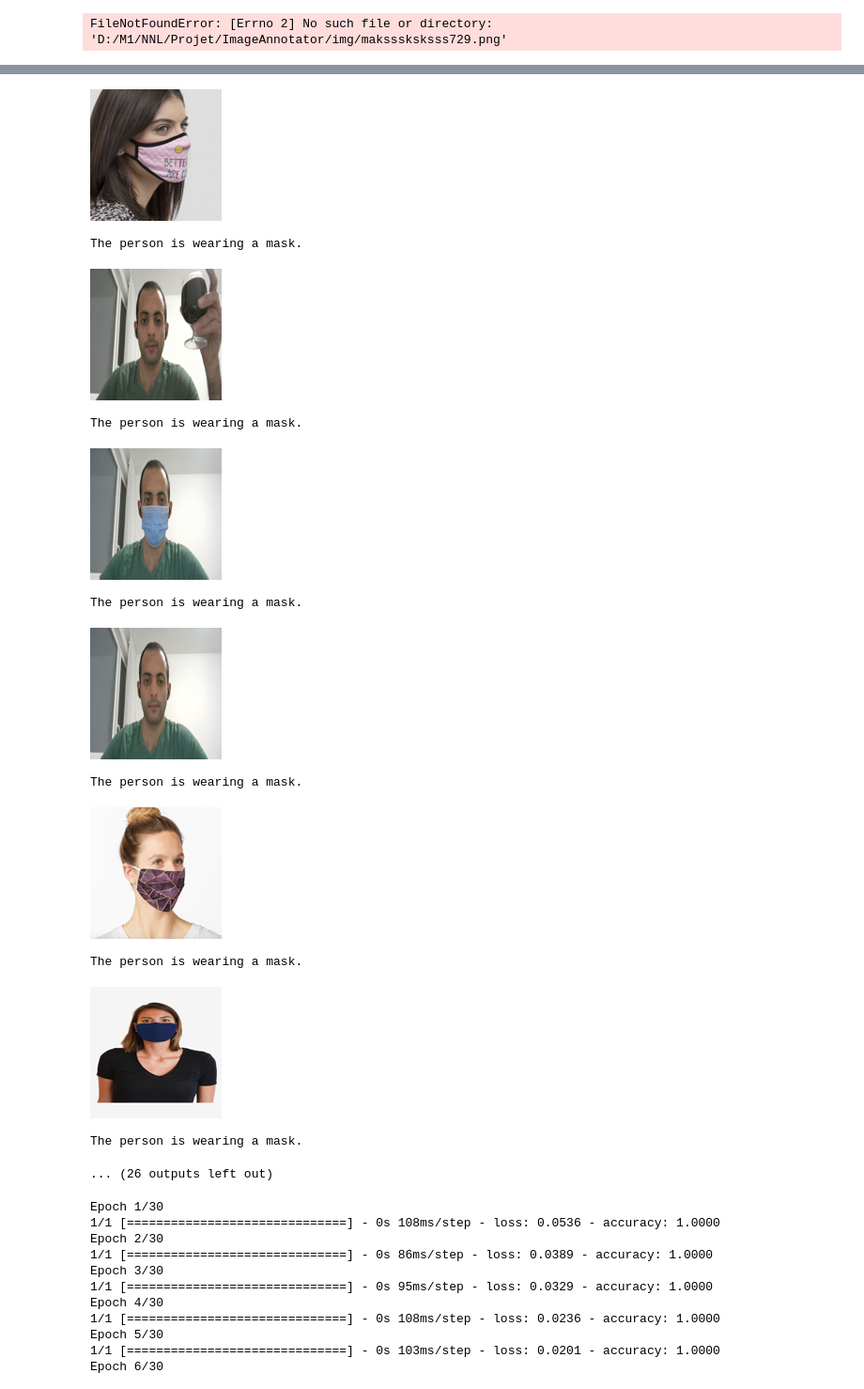
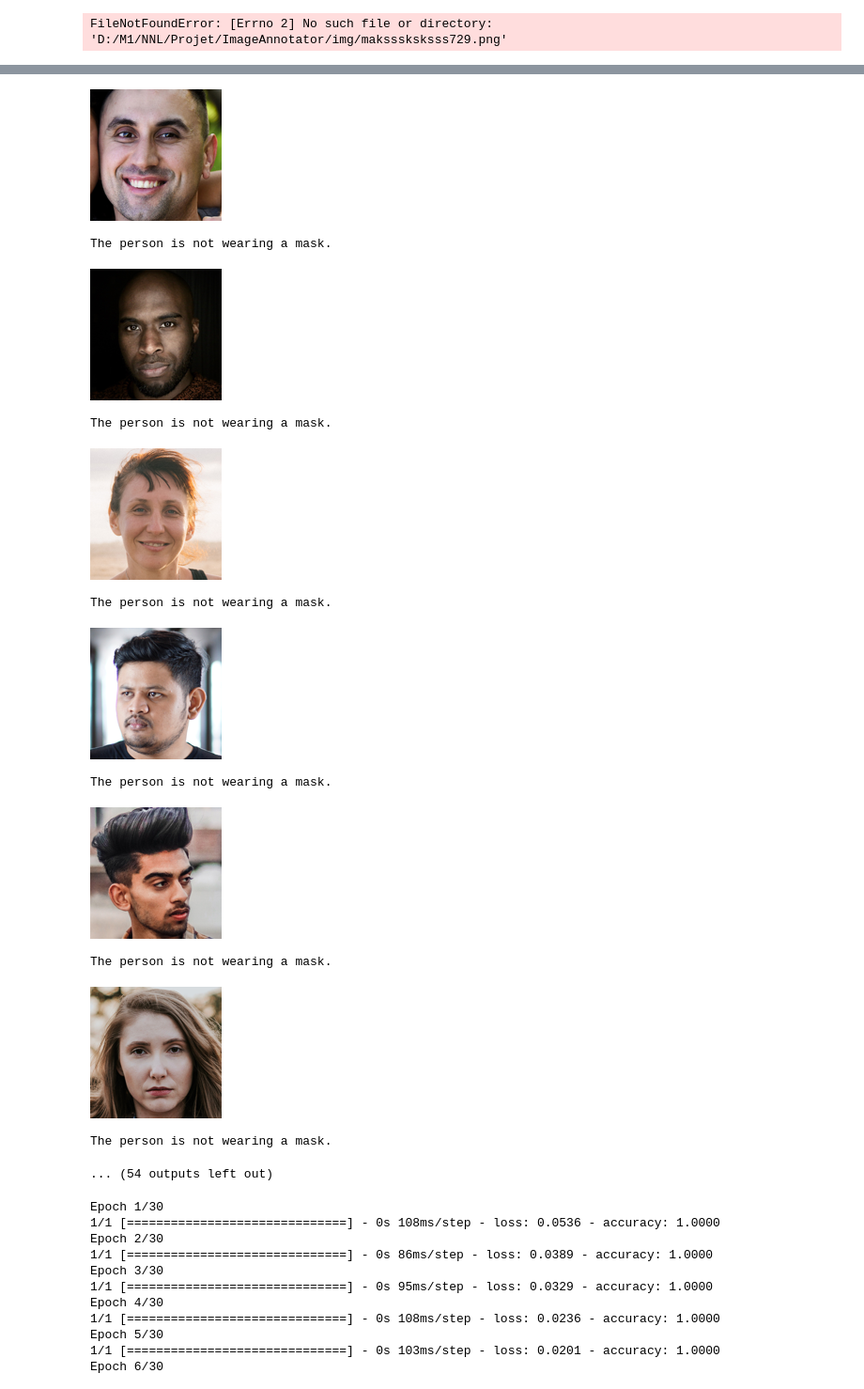
Before and after one commit to mohamedlouay/ImageAnnotator-1, a Jupyter notebook: CnnModel.ipynb, the cells around one changed output, grey strips where cells are left out. Shown at 94% size. Cells and saved outputs as stored; diff of their text form; code cells hidden in the pictures.

Commit message:
Functional model, original images

```diff
--- a/CnnModel.ipynb
+++ b/CnnModel.ipynb
@@ -53,7 +53,7 @@ generateBoxesImages()
 # %% [output]
 FileNotFoundError: [Errno 2] No such file or directory: 'D:/M1/NNL/Projet/ImageAnnotator/img/maksssksksss729.png'
 # %%
-batch_size = 8
+batch_size = 32
 epochs = 30
 direct = 'data'
 
@@ -62,12 +62,12 @@ rescale=1./255, width_shift_range=0.2, height_shift_range=0.2, zoom_range=0.2, h
 fill_mode='nearest')
 
 train_generator = img_dataGen.flow_from_directory(directory='img',target_size=(70,70),
-color_mode='rgb', seed = 42, shuffle = True, class_mode='binary', subset='training')
+color_mode='rgb', seed = 42, class_mode = 'binary', subset='training', batch_size=8)
 
 valid_generator = img_dataGen.flow_from_directory(directory='img',target_size=(70,70),
-color_mode='rgb', seed = 42, shuffle = True, subset='validation')
-print(valid_generator.class_indices)
-x_train, y_train = next(train_generator)
+color_mode='rgb', class_mode = 'binary', shuffle = True, subset='validation', batch_size=8)
+
+imgs, labels = next(train_generator)
 
 #y_train = np.asarray(train_generator).astype('float32').reshape((-1,1))
 #y_test = np.asarray(valid_generator).astype('float32').reshape((-1,1))
@@ -94,20 +113,20 @@ model = Sequential(
         Conv2D(
             filters=32, kernel_size=(3, 3), activation="relu", input_shape=(70, 70, 3), padding='same'
         ),
-        MaxPooling2D((2, 2), strides=2),
+        MaxPool2D((2, 2), strides=2),
 
         Conv2D(filters=32, kernel_size=(3, 3), activation="relu", padding='same'),
-        MaxPooling2D((2, 2), strides=2),
+        MaxPool2D((2, 2), strides=2),
 
         Conv2D(filters=64, kernel_size=(3, 3), activation="relu", padding='same'),
-        MaxPooling2D((2, 2), strides=2),
+        MaxPool2D((2, 2), strides=2),
 
-        Flatten(input_shape=(70,70,3)),
+        Flatten(),
         Dense(units=64, activation="relu"),
         Dense(units=1, activation="sigmoid")
     ])
 
-model.compile(optimizer='adam', loss="binary_crossentropy", metrics=["accuracy"])
+model.compile(optimizer=Adam(learning_rate=0.0001), loss="binary_crossentropy", metrics=["accuracy"])
 history = model.fit(train_generator,epochs=30, validation_data=valid_generator)
 # %% [output]
 Epoch 1/30
@@ -130,37 +149,37 @@ Epoch 30/30
 # %%
 history
 TGREEN =  '\033[1;37;42m'
 TRED =    '\033[1;37;41m'
-for i in range (1,20):
-  img_directory = str(i) + '.png'
+for i in range (1,34):
+  img_directory = 'testImages\\'+str(i) + '.png'
   img_pred = image.load_img(img_directory, target_size = (70, 70))
   img_pred = image.img_to_array(img_pred)
   img_pred = np.expand_dims(img_pred, axis = 0)
 
   prediction = model.predict(img_pred)
-  img = Image.open(img_directory)
+  img = pl.Image.open(img_directory)
   resized_img = img.resize((140, 140))
 
   display(resized_img)
   print("\n")
   if(int(prediction[0][0]) == 0):
     print(TGREEN + "The person is wearing a mask. \n")
   else:
     print(TRED + "The person is not wearing a mask.\n")
 # %% [output]
-[figure, old version]
+[figure, new version]
-The person is wearing a mask.
+The person is not wearing a mask.
-[figure, old version]
+[figure, new version]
-The person is wearing a mask.
+The person is not wearing a mask.
-[figure, old version]
+[figure, new version]
-The person is wearing a mask.
+The person is not wearing a mask.
-[figure, old version]
+[figure, new version]
-The person is wearing a mask.
+The person is not wearing a mask.
-[figure, old version]
+[figure, new version]
-The person is wearing a mask.
+The person is not wearing a mask.
-[figure, old version]
+[figure, new version]
-The person is wearing a mask.
+The person is not wearing a mask.
-... (26 outputs left out)
+... (54 outputs left out)
 # %%
 y_train[:5]
 
```
Also changed, not shown: parts of 4 cells of this notebook, 51 other files.
